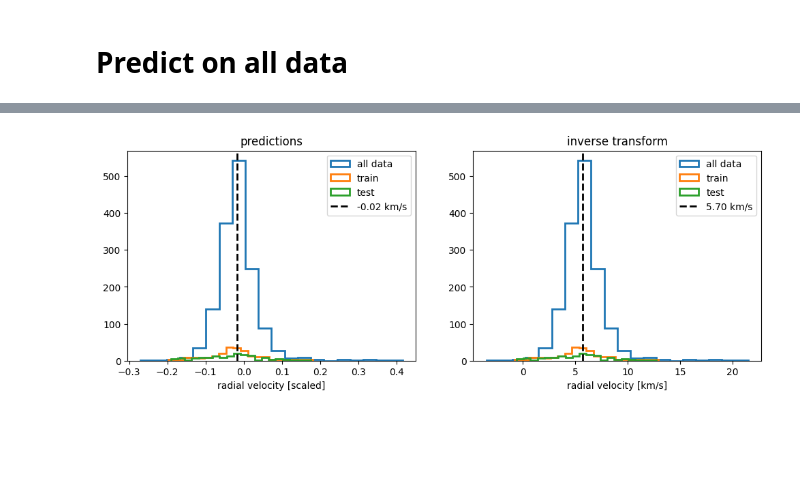
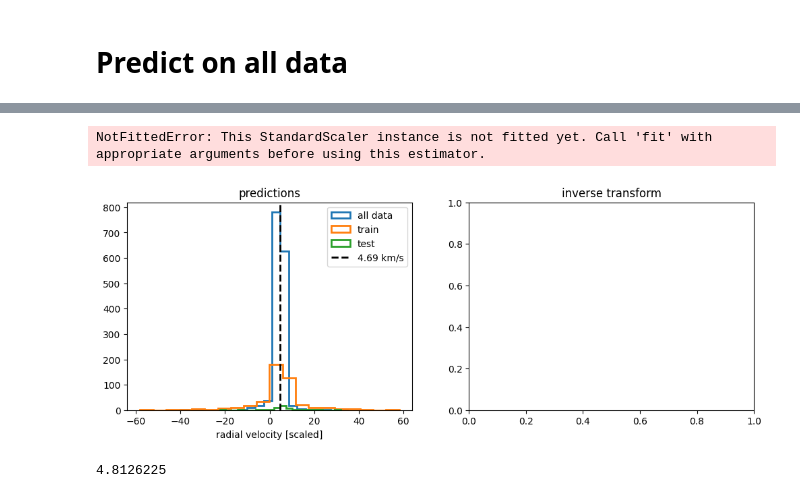
Before and after one commit to stevenalfonso/radial-velocity, a Jupyter notebook: regression_radial_velocity.ipynb, the cells around one changed output, grey strips where cells are left out. Saved outputs shown, nothing was run; the diff lists cells and outputs as text; code cells hidden in the pictures; blank space fills up the shorter version.

```diff
--- a/regression_radial_velocity.ipynb
+++ b/regression_radial_velocity.ipynb
@@ -49,8 +49,8 @@ cluster_candidates_rv = cluster_candidates[~cluster_candidates['radial_velocity'
 #cluster_candidates_rv = cluster_candidates_rv[~cluster_candidates_rv['radial_velocity_error'].isna()]
 print(len(cluster_candidates_rv))
 #cluster_candidates_rv = cluster_candidates_rv[(np.abs(cluster_candidates_rv['radial_velocity']) <= 0.2*np.std(cluster_candidates_rv['radial_velocity']))]
-#cluster_candidates_rv = cluster_candidates_rv[(np.abs(cluster_candidates_rv['radial_velocity']) <= 1.7*np.std(cluster_candidates_rv['radial_velocity']))]
-cluster_candidates_rv = cluster_candidates_rv[(cluster_candidates_rv['radial_velocity'] >= -5.) & (cluster_candidates_rv['radial_velocity'] <= 15.)]
+cluster_candidates_rv = cluster_candidates_rv[(np.abs(cluster_candidates_rv['radial_velocity']) <= 1.7*np.std(cluster_candidates_rv['radial_velocity']))]
+#cluster_candidates_rv = cluster_candidates_rv[(cluster_candidates_rv['radial_velocity'] >= -5.) & (cluster_candidates_rv['radial_velocity'] <= 15.)]
 cluster_candidates_rv.info()
 # %% [output]
 1502
@@ -125,8 +125,8 @@ plt.show()
 # %%
-#x_data = np.array(cluster_candidates_rv[['ra','dec','pmra','pmdec','parallax']])
+x_data = np.array(cluster_candidates_rv[['ra','dec','pmra','pmdec','parallax']])
 #x_data = np.array(cluster_candidates_rv[['ra','dec','pmra','pmdec']])
 #x_data = np.array(cluster_candidates_rv[['l','b','pmra','pmdec','parallax']])
-x_data = np.array(cluster_candidates_rv[['angular_distance','pm_relative','distance']])
+#x_data = np.array(cluster_candidates_rv[['angular_distance','pm_relative','distance']])
 
 #y_data = np.array(cluster_candidates_rv[['radial_velocity','radial_velocity_error']])
 y_data = np.array(cluster_candidates_rv[['radial_velocity']])
@@ -136,5 +136,5 @@ x_data.shape, y_data.shape
 # %%
-x_train, x_test, y_train, y_test = train_test_split(x_data, y_data, test_size=0.3, random_state=42)
+x_train, x_test, y_train, y_test = train_test_split(x_data, y_data, test_size=0.1, random_state=42)
 
 # normalizer = Normalizer()
 # x_train = normalizer.fit_transform(x_train)
@@ -361,14 +364,11 @@ def custom_loss(y_true, y_pred):
     return tensorflow.reduce_mean(ARG - PREFACT)
 # %%
 #metrics = ['mean_squared_error', tensorflow.keras.losses.MAE, tensorflow.keras.metrics.R2Score()]
-#model.compile(optimizer=tensorflow.keras.optimizers.Adam(), loss='mean_squared_error', metrics=['mae','mse'])
-#model.compile(optimizer=tensorflow.keras.optimizers.Adam(), loss=tensorflow.keras.losses.MeanSquaredError(), metrics=['mae','mse'])
-#model.compile(optimizer=tensorflow.keras.optimizers.Adam(), loss=custom_loss, metrics=['mse'])
-model.compile(optimizer=tensorflow.keras.optimizers.Adam(learning_rate=0.01), loss=tensorflow.keras.losses.MeanSquaredError(), metrics=['mse','mae'])
-#model.compile(optimizer=tensorflow.keras.optimizers.Adam(), loss=tensorflow.keras.losses.MeanSquaredLogarithmicError(), metrics=['mse','mae'])
+#model.compile(optimizer=tensorflow.keras.optimizers.Adam(learning_rate=0.001), loss=custom_loss, metrics=['mse'])
+model.compile(optimizer=tensorflow.keras.optimizers.Adam(learning_rate=0.001), loss=tensorflow.keras.losses.MeanSquaredError(), metrics=['mse','mae'])
 #model.compile(optimizer=tensorflow.keras.optimizers.Adam(), loss=tensorflow.keras.losses.MeanAbsolutePercentageError(), metrics=['mse','mae'])
 #model.compile(optimizer=tensorflow.keras.optimizers.Adam(), loss=tensorflow.keras.losses.MeanAbsoluteError(), metrics=['mse','mae'])
-history = model.fit(x_train, y_train, epochs=100, batch_size=100, validation_data=(x_test, y_test), verbose=0)
+history = model.fit(x_train, y_train, epochs=100, batch_size=30, validation_data=(x_test, y_test), verbose=0)
 
 pd.DataFrame(history.history).plot(figsize=(8,5))
 plt.xlabel('epochs')
@@ -415,7 +415,7 @@ Test: 0.1890979822312483
 # %% [markdown]
 # Predict on all data
 # %%
-x_all = np.array(cluster_candidates[['l','b','pmra','pmdec','parallax']])
+x_all = np.array(cluster_candidates[['ra','dec','pmra','pmdec','parallax']])
 print(x_all.shape)
 y_pred_all = model.predict(x_all).flatten()
 v_mean_all = np.median(y_pred_all)
@@ -433,10 +433,13 @@ ax[0].legend()
 ax[0].set_xlabel('radial velocity [scaled]')
 
 ax[1].set_title('inverse transform')
-ax[1].hist(scaler_rv.inverse_transform(cluster_candidates['vel_pred'].values.reshape(-1, 1)), bins=20, label='all data', histtype='step', lw=2)
-ax[1].hist(scaler_rv.inverse_transform(y_train[:,0].reshape(-1, 1)), bins=20, label='train', histtype='step', lw=2)
-ax[1].hist(scaler_rv.inverse_transform(y_test[:,0].reshape(-1, 1)), bins=20, label='test', histtype='step', lw=2)
-vel_med_predicted = np.median(scaler_rv.inverse_transform(cluster_candidates['vel_pred'].values.reshape(-1, 1)))
+rv_inverse = scaler_rv.inverse_transform(cluster_candidates['vel_pred'].values.reshape(-1, 1))
+rv_inverse_train = scaler_rv.inverse_transform(y_train[:,0].reshape(-1, 1))
+rv_inverse_test = scaler_rv.inverse_transform(y_test[:,0].reshape(-1, 1))
+ax[1].hist(rv_inverse, bins=20, label='all data', histtype='step', lw=2)
+ax[1].hist(rv_inverse_train, bins=20, label='train', histtype='step', lw=2)
+ax[1].hist(rv_inverse_test, bins=20, label='test', histtype='step', lw=2)
+vel_med_predicted = np.median(rv_inverse)
 ax[1].axvline(vel_med_predicted, label='{:.2f} km/s'.format(vel_med_predicted), lw=2, ls='dashed', c='k')
 ax[1].legend()
 ax[1].set_xlabel('radial velocity [km/s]')
@@ -447 +450,6 @@ plt.show()
+NotFittedError: This StandardScaler instance is not fitted yet. Call 'fit' with appropriate arguments before using this estimator.
-[figure, old version]
+[figure, new version]
+# %%
+print(np.mean(rv_inverse))
+# %% [output]
+4.8126225
```
Also changed, not shown: parts of 14 cells of this notebook, 1 other file.
